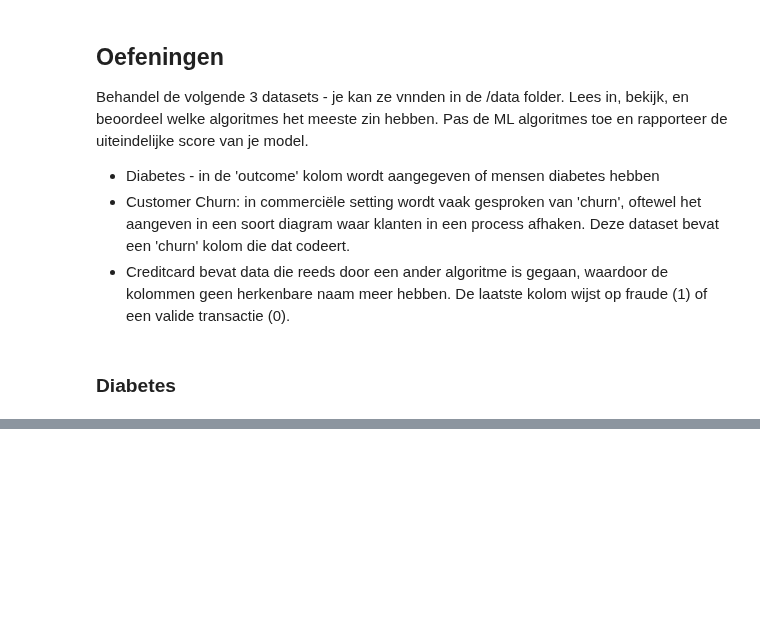
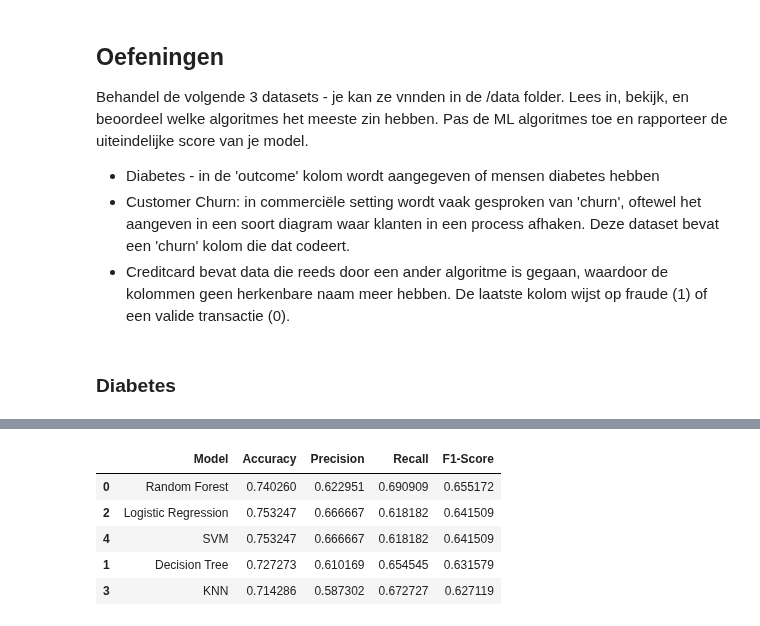
Before and after one commit to tijsleyssens1/ML-Algo-student, a Jupyter notebook: exercises_with_checks/week05/herhaling_classification_opgave.ipynb, the cells around one changed output, grey strips where cells are left out. Saved outputs shown, nothing was run; the diff lists cells and outputs as text; code cells hidden in the pictures; blank space fills up the shorter version.

```diff
--- a/exercises_with_checks/week05/herhaling_classification_opgave.ipynb
+++ b/exercises_with_checks/week05/herhaling_classification_opgave.ipynb
@@ -58,0 +254,74 @@ Behandel de volgende 3 datasets - je kan ze vnnden in de /data folder. Lees in,
+# %%
+from sklearn.model_selection import train_test_split
+from sklearn.ensemble import RandomForestClassifier
+from sklearn.tree import DecisionTreeClassifier
+from sklearn.neighbors import KNeighborsClassifier
+from sklearn.linear_model import LogisticRegression
+from sklearn.impute import SimpleImputer
+from sklearn.preprocessing import StandardScaler
+from sklearn.pipeline import Pipeline
+from sklearn.metrics import accuracy_score, precision_score, recall_score, f1_score
+from sklearn.svm import SVC
+
+# 1. Zorg dat je data goed is ingelezen en de 0-waarden naar NaN zijn gezet
+# (Pas dit aan als jouw variabelen anders heten)
+cols_with_zeros = ['Glucose', 'BloodPressure', 'SkinThickness', 'Insulin', 'BMI']
+df[cols_with_zeros] = df[cols_with_zeros].replace(0, np.nan)
+
+X = df.drop('Outcome', axis=1)
+y = df['Outcome']
+
+# 2. Train-test split
+X_train, X_test, y_train, y_test = train_test_split(X, y, test_size=0.2, random_state=42)
+
+# 3. Definieer de modellen in een dictionary
+models = {
+    "Random Forest": Pipeline([
+        ('imputer', SimpleImputer(strategy='median')),
+        ('classifier', RandomForestClassifier(random_state=42))
+    ]),
+    "Decision Tree": Pipeline([
+        ('imputer', SimpleImputer(strategy='median')),
+        ('classifier', DecisionTreeClassifier(random_state=42))
+    ]),
+    "Logistic Regression": Pipeline([
+        ('imputer', SimpleImputer(strategy='median')),
+        ('scaler', StandardScaler()),
+        ('classifier', LogisticRegression(random_state=42))
+    ]),
+    "KNN": Pipeline([
+        ('imputer', SimpleImputer(strategy='median')),
+        ('scaler', StandardScaler()),
+        ('classifier', KNeighborsClassifier(n_neighbors=5))
+    ]),
+    "SVM": Pipeline([
+        ('imputer', SimpleImputer(strategy='median')),
+        ('scaler', StandardScaler()),
+        ('classifier', SVC(random_state=42, kernel='linear'))
+])
+}
+
+# 4. Evalueer alle modellen in een loop
+results = []
+for name, model in models.items():
+    model.fit(X_train, y_train)
+    y_pred = model.predict(X_test)
+
+    results.append({
+        "Model": name,
+        "Accuracy": accuracy_score(y_test, y_pred),
+        "Precision": precision_score(y_test, y_pred),
+        "Recall": recall_score(y_test, y_pred),
+        "F1-Score": f1_score(y_test, y_pred)
+    })
+
+# 5. Zet de resultaten in een Pandas DataFrame en toon ze
+comparison_df = pd.DataFrame(results)
+display(comparison_df.sort_values(by="F1-Score", ascending=False))
+# %% [output]
+|  | Model | Accuracy | Precision | Recall | F1-Score |
+| 0 | Random Forest | 0.740260 | 0.622951 | 0.690909 | 0.655172 |
+| 2 | Logistic Regression | 0.753247 | 0.666667 | 0.618182 | 0.641509 |
+| 4 | SVM | 0.753247 | 0.666667 | 0.618182 | 0.641509 |
+| 1 | Decision Tree | 0.727273 | 0.610169 | 0.654545 | 0.631579 |
+| 3 | KNN | 0.714286 | 0.587302 | 0.672727 | 0.627119 |
```
Also changed, not shown: parts of 11 cells of this notebook.
